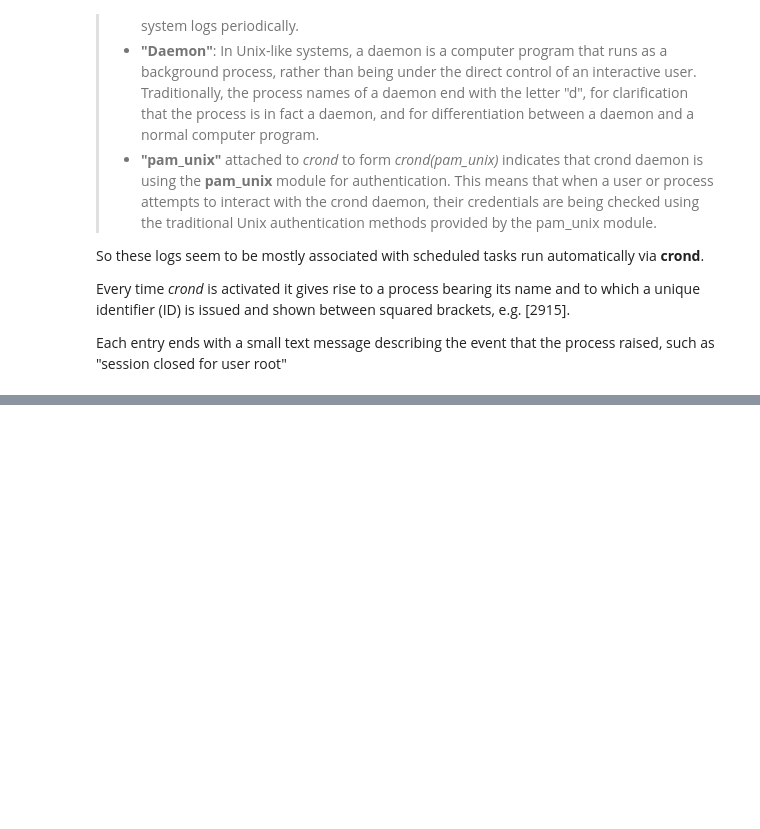
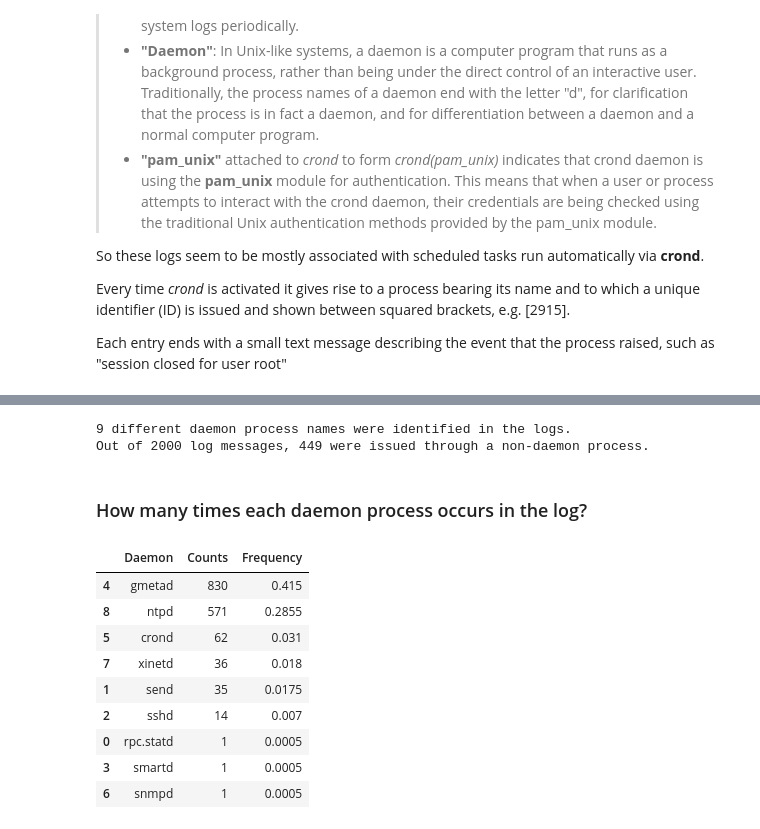
Before and after one commit to rh-pires/regular-expressions, a Jupyter notebook: regular_expressions.ipynb, the cells around one changed output, grey strips where cells are left out. Drawn from its saved outputs; the diff is of its cells as text; code cells hidden in the pictures; blank space fills up the shorter version.

Commit message:
include aaplication of RegEx to log files

```diff
--- a/regular_expressions.ipynb
+++ b/regular_expressions.ipynb
@@ -755,0 +804,17 @@ Each entry ends with a small text message describing the event that the process
+# %%
+# Inlcude the period punctuation mark as part of a valid set of character for process names:
+regex = r"([\w\.]{1,10}d)[\(\w\)]*\[\d*\]" # extract the name of the processes
+
+daemon_lst = []
+non_daemon_lst = []
+for line in log_file:
+    result = re.findall(regex,line)
+    if len(result) != 0:
+            daemon_lst.append((result[0]))
+    elif len(result) == 0:
+        non_daemon_lst.append(line)
+
+daemon_set = set(daemon_lst)
+daemon_set
+
+# Note: daemon_lst now includes rpc.statd
@@ -755,0 +831,30 @@ Each entry ends with a small text message describing the event that the process
+# %%
+print("{} different daemon process names were identified in the logs.".format(len(daemon_set)))
+print("Out of {} log messages, {} were issued through a non-daemon process.".format(len(log_file),len(non_daemon_lst)))
+# %% [output]
+9 different daemon process names were identified in the logs.
+Out of 2000 log messages, 449 were issued through a non-daemon process.
+# %% [markdown]
+### How many times each daemon process occurs in the log?
+# %%
+import pandas as pd
+
+df_daemons = pd.DataFrame(columns=["Daemon","Counts","Frequency"])
+for i, daemon_name in enumerate(list(daemon_set)):
+    df_daemons.loc[i,"Daemon"] = list(daemon_set)[i]
+    df_daemons.loc[i,"Counts"] = daemon_lst.count(daemon_name)
+    df_daemons.loc[i,"Frequency"] = daemon_lst.count(daemon_name)/len(log_file)
+
+df_daemons.sort_values("Frequency",ascending=False,inplace =True)
+df_daemons
+# %% [output]
+|  | Daemon | Counts | Frequency |
+| 4 | gmetad | 830 | 0.415 |
+| 8 | ntpd | 571 | 0.2855 |
+| 5 | crond | 62 | 0.031 |
+| 7 | xinetd | 36 | 0.018 |
+| 1 | send | 35 | 0.0175 |
+| 2 | sshd | 14 | 0.007 |
+| 0 | rpc.statd | 1 | 0.0005 |
+| 3 | smartd | 1 | 0.0005 |
+| 6 | snmpd | 1 | 0.0005 |
```
Also changed, not shown: parts of 9 cells of this notebook.
